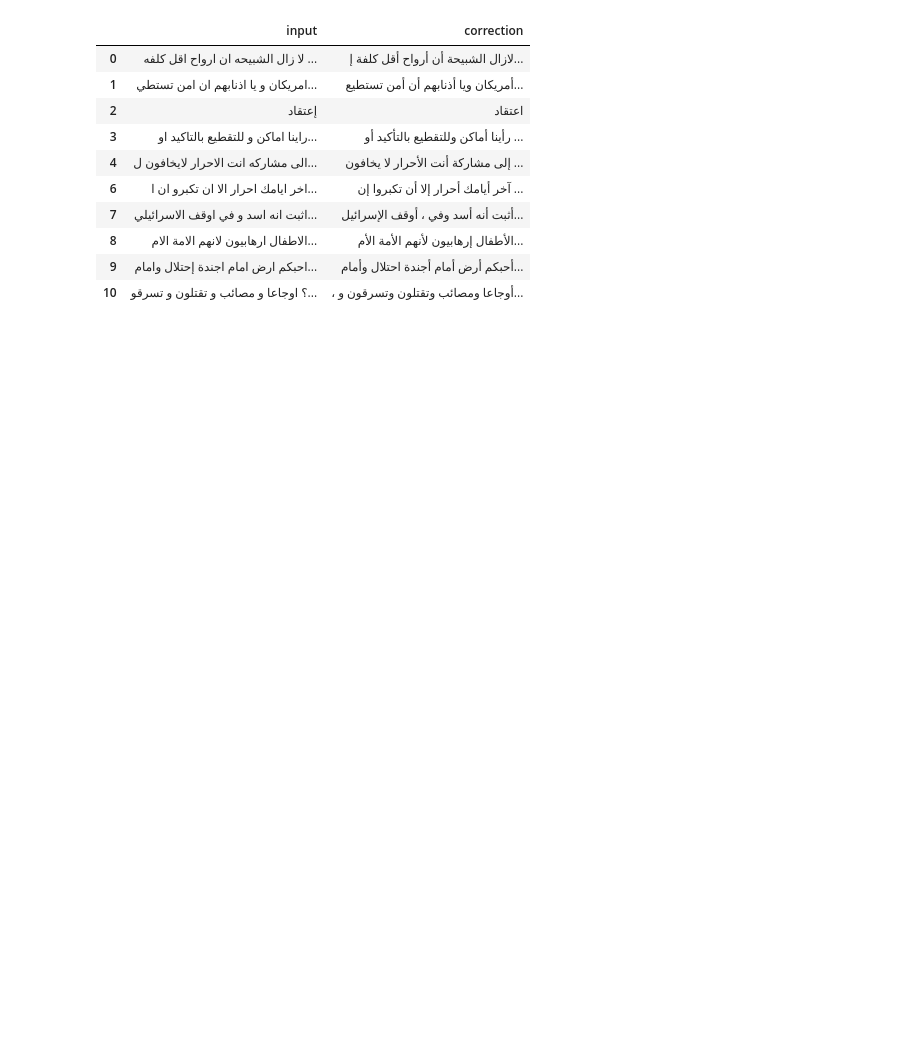
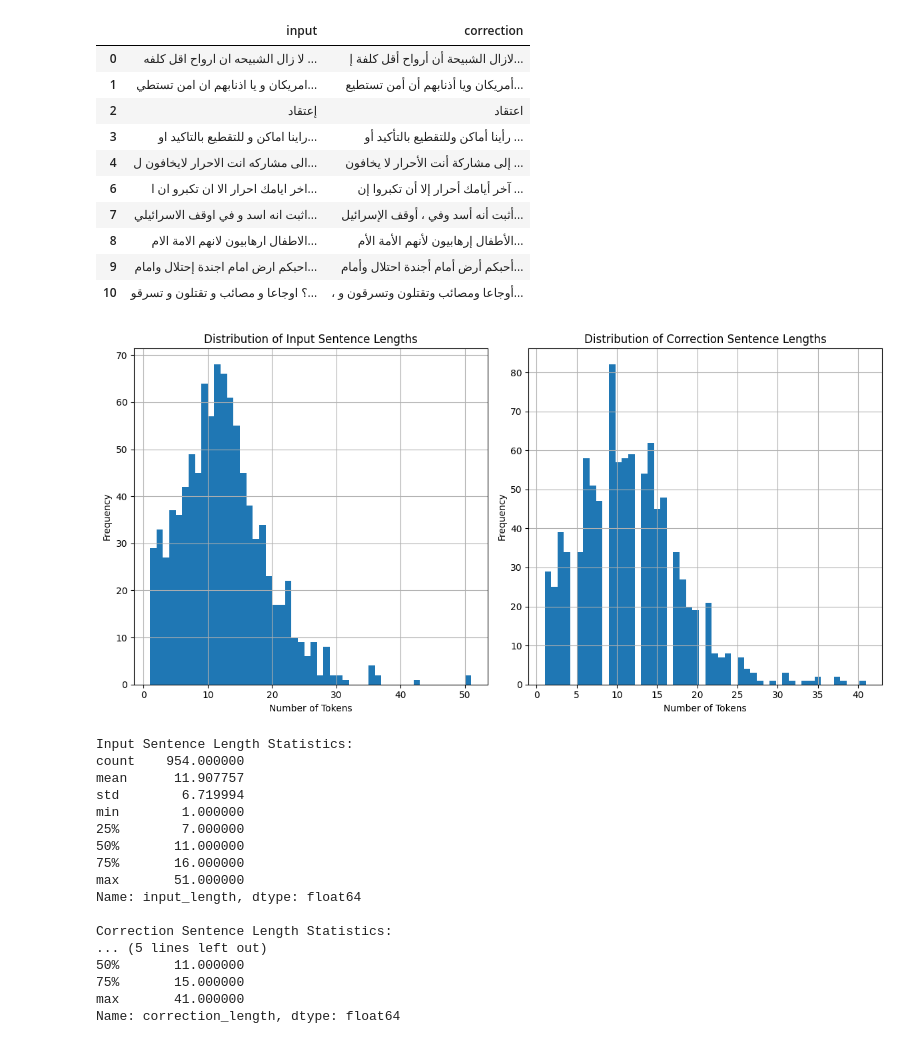
Before and after one commit to Abubakrhegazi/Arabic-Grammar-AutoCorrection, a Jupyter notebook: Arabic_GED_GEC.ipynb, the cells around one changed output. Drawn from its saved outputs; the diff is of its cells as text; code cells hidden in the pictures; blank space fills up the shorter version.

```diff
--- a/Arabic_GED_GEC.ipynb
+++ b/Arabic_GED_GEC.ipynb
@@ -86,14 +140,17 @@ m2_list_operation.append(load_annotation('/content/drive/MyDrive/Grammar/QALB-Te
 # For extracting actual corrections
 
 def extract(operation):
-  input=[]
-  correct=[]
+  input_text = []
+  corrections = []
+  error_types = []
 
   for i in range(len(operation)):
-          if (operation[i][0]!=operation[i][1]):
-              input.append(operation[i][2])
-              correct.append(operation[i][3][0])
-  return (input , correct)
+      if (operation[i][0] != operation[i][1]):  # Only include actual edits
+          input_text.append(operation[i][2])      # Original text
+          corrections.append(operation[i][3][0])  # First correction
+          error_types.append(operation[i][4])     # Error type
+
+  return (input_text, corrections, error_types)
 # %%
 def make_tokens(list):
   tokens =[]
@@ -117,12 +174,13 @@ len(m2_list_operation[0]): 968
 # %%
 list_correction = []
 list_input = []
-
+list_error = []
 for i in range(len(m2_list_operation[0])):  # ✅ Use the shorter list
     edits = m2_list_operation[0][i][0]
-    input_, correction = extract(edits)
+    input_, correction, error = extract(edits)
     list_input.append(input_)
     list_correction.append(correction)
+    list_error.append(error)
 # %%
 for i in range(5):  # test like df.head f pandas
     print(f"Input {i}:", list_input[i])
@@ -391,3 +454,55 @@ df.head(10)
 | 8 | الاطفال ارهابيون لانهم الامة الام... | الأطفال إرهابيون لأنهم الأمة الأم... |
 | 9 | احبكم ارض امام اجندة إحتلال وامام... | أحبكم أرض أمام أجندة احتلال وأمام... |
 | 10 | ؟ اوجاعا و مصائب و تقتلون و تسرقو... | ، أوجاعا ومصائب وتقتلون وتسرقون و... |
+# %%
+# prompt: make a chart to plot the senetence lengths
+
+import matplotlib.pyplot as plt
+
+# Calculate sentence lengths
+df['input_length'] = df['input'].apply(lambda x: len(x.split()))
+df['correction_length'] = df['correction'].apply(lambda x: len(x.split()))
+
+# Plot histograms of sentence lengths
+plt.figure(figsize=(12, 6))
+
+plt.subplot(1, 2, 1)
+df['input_length'].hist(bins=50)
+plt.title('Distribution of Input Sentence Lengths')
+plt.xlabel('Number of Tokens')
+plt.ylabel('Frequency')
+
+plt.subplot(1, 2, 2)
+df['correction_length'].hist(bins=50)
+plt.title('Distribution of Correction Sentence Lengths')
+plt.xlabel('Number of Tokens')
+plt.ylabel('Frequency')
+
+plt.tight_layout()
+plt.show()
+
+# Optionally, you can print some descriptive statistics
+print("\nInput Sentence Length Statistics:")
+print(df['input_length'].describe())
+
+print("\nCorrection Sentence Length Statistics:")
+print(df['correction_length'].describe())
+# %% [output]
+[figure, added]
+Input Sentence Length Statistics:
+count    954.000000
+mean      11.907757
+std        6.719994
+min        1.000000
+25%        7.000000
+50%       11.000000
+75%       16.000000
+max       51.000000
+Name: input_length, dtype: float64
+
+Correction Sentence Length Statistics:
+... (5 lines left out)
+50%       11.000000
+75%       15.000000
+max       41.000000
+Name: correction_length, dtype: float64
```
Also changed, not shown: parts of 8 cells of this notebook.
